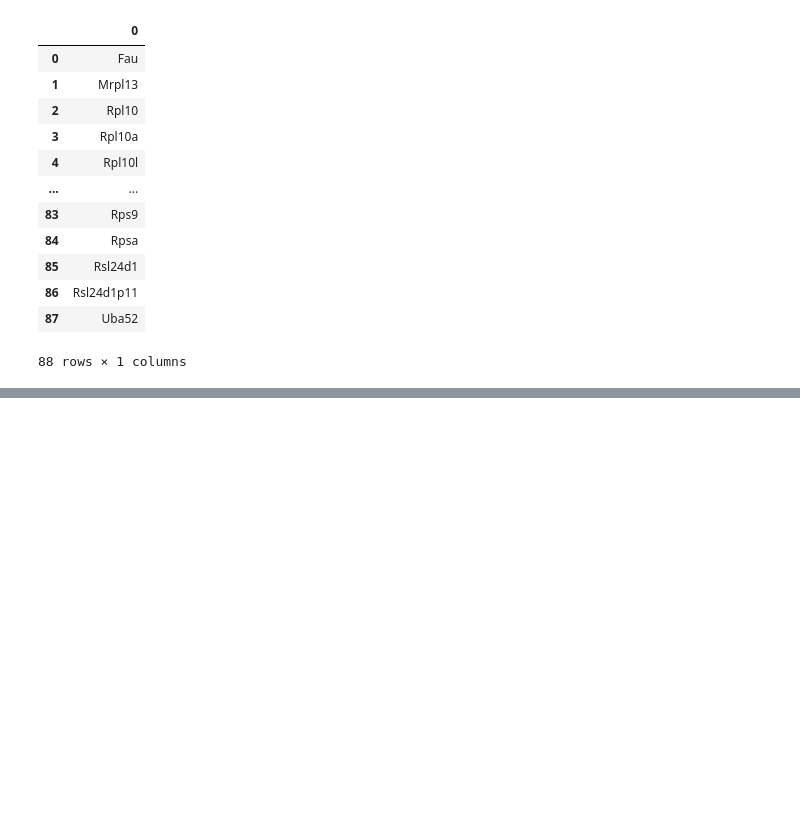
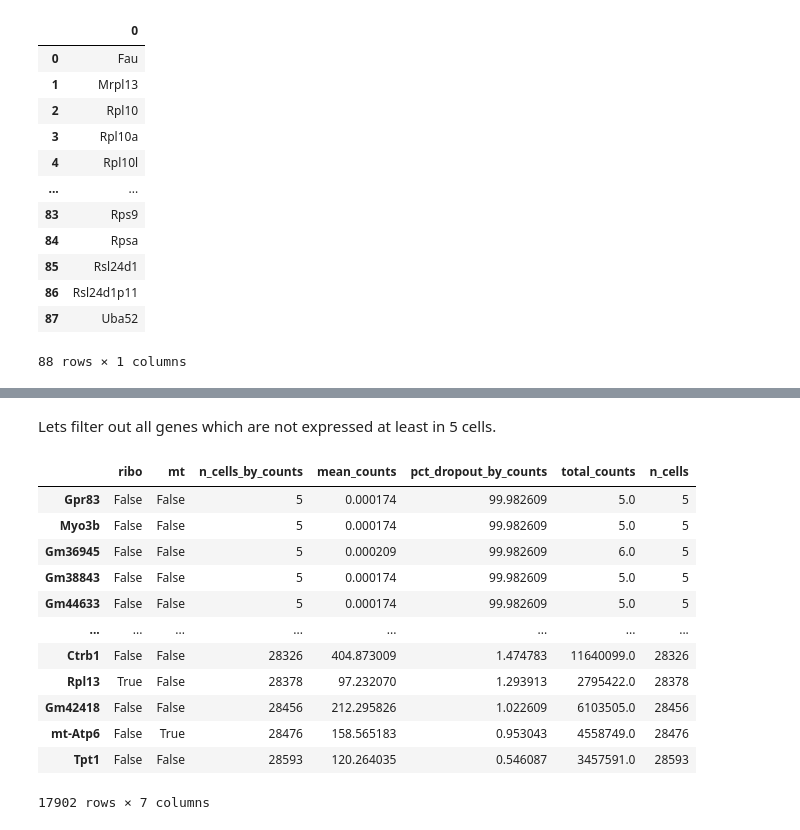
Before and after one commit to ThorstenCodes/scRNAseq-selfproject-pancreatitis, a Jupyter notebook: Pancreatitis_Reanalysis.ipynb, the cells around one changed output, grey strips where cells are left out. Drawn from its saved outputs; the diff is of its cells as text; code cells hidden in the pictures; blank space fills up the shorter version.

```diff
--- a/Pancreatitis_Reanalysis.ipynb
+++ b/Pancreatitis_Reanalysis.ipynb
@@ -344,0 +422,2 @@ ribo_genes
+# %% [markdown]
+Lets filter out all genes which are not expressed at least in 5 cells.
@@ -344,0 +427,17 @@ ribo_genes
+# %%
+#Confirm shortly that filtering worked
+adata.var.sort_values('n_cells_by_counts')
+# %% [output]
+|  | ribo | mt | n_cells_by_counts | mean_counts | pct_dropout_by_counts | total_counts | n_cells |
+| Gpr83 | False | False | 5 | 0.000174 | 99.982609 | 5.0 | 5 |
+| Myo3b | False | False | 5 | 0.000174 | 99.982609 | 5.0 | 5 |
+| Gm36945 | False | False | 5 | 0.000209 | 99.982609 | 6.0 | 5 |
+| Gm38843 | False | False | 5 | 0.000174 | 99.982609 | 5.0 | 5 |
+| Gm44633 | False | False | 5 | 0.000174 | 99.982609 | 5.0 | 5 |
+| ... | ... | ... | ... | ... | ... | ... | ... |
+| Ctrb1 | False | False | 28326 | 404.873009 | 1.474783 | 11640099.0 | 28326 |
+| Rpl13 | True | False | 28378 | 97.232070 | 1.293913 | 2795422.0 | 28378 |
+| Gm42418 | False | False | 28456 | 212.295826 | 1.022609 | 6103505.0 | 28456 |
+| mt-Atp6 | False | True | 28476 | 158.565183 | 0.953043 | 4558749.0 | 28476 |
+| Tpt1 | False | False | 28593 | 120.264035 | 0.546087 | 3457591.0 | 28593 |
+17902 rows × 7 columns
```
Also changed, not shown: parts of 15 cells of this notebook.
